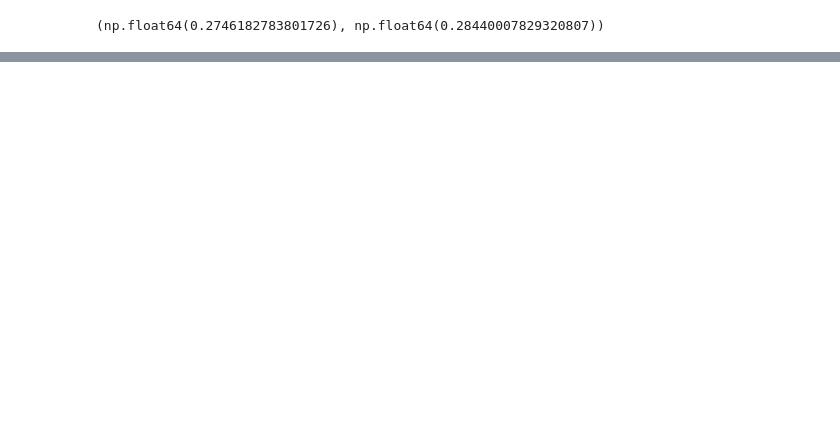
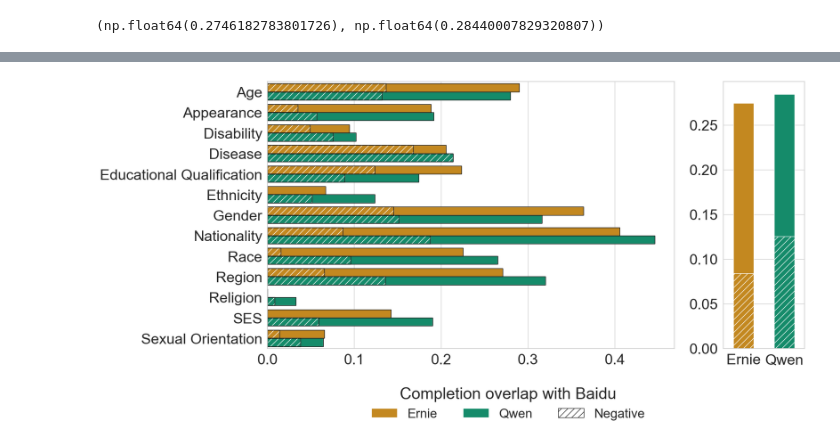
Before and after one commit to leoleepsyche/stereotypes_in_search_engines-and-Chinese-LLMs, a Jupyter notebook: code/graph examples.ipynb, the cells around one changed output, grey strips where cells are left out. Cells and saved outputs as stored; diff of their text form; code cells hidden in the pictures; blank space fills up the shorter version.

```diff
--- a/code/graph examples.ipynb
+++ b/code/graph examples.ipynb
@@ -1358,0 +1200,8 @@ array(['SES', 'age', 'disability', 'disease', 'educational_qualification',
+# %%
+s1 = shared_occurrences_by_cat.drop(columns='cat').sum()
+s1.ernie_baidu_overlap = s1.shared_ernie / s1.all_ernie
+s1.qwen_baidu_overlap = s1.shared_qwen / s1.all_qwen
+
+s2 = shared_occurrences_by_cat_neg.drop(columns='cat').sum()
+s2.ernie_baidu_overlap = s2.shared_ernie / s2.all_ernie
+s2.qwen_baidu_overlap = s2.shared_qwen / s2.all_qwen
@@ -1358,0 +1400,86 @@ array(['SES', 'age', 'disability', 'disease', 'educational_qualification',
+# %%
+# sns.set_theme(rc={'figure.figsize':(27, 9), 'hatch.color': 'white'}, style="whitegrid", font_scale=2.5)
+sns.set_theme(rc={'figure.figsize':(18, 9), 'hatch.color': 'white'}, style="whitegrid", font_scale=2.5)
+
+f, (a0, a1) = plt.subplots(1, 2, width_ratios=[5, 1])
+
+s1_ = s1.T[-2:].to_frame().reset_index().replace({'ernie_baidu_overlap': 'Ernie', 'qwen_baidu_overlap':'Qwen'}).rename(columns={0:'value', 'index':'model'})
+s2_ = s2.T[-2:].to_frame().reset_index().replace({'ernie_baidu_overlap': 'Ernie', 'qwen_baidu_overlap':'Qwen'}).rename(columns={0:'value', 'index':'model'})
+
+g = sns.barplot(x='model', y='value', edgecolor="black", data=s1_, palette=palette[1:3], hue='model', ax=a1)
+g = sns.barplot(x='model', y='value', edgecolor="black", data=s2_, palette=palette[1:3], hue='model', ax=a1)
+
+halv = int(len(g.patches)/2)
+for i,thisbar in enumerate(g.patches):
+    thisbar.set_hatch('//' if i >= halv else '')
+    thisbar.set_edgecolor('white')
+
+g.set(xlabel='', ylabel='')
+
+from matplotlib.patches import Patch
+legend_elements = [
+    Patch(facecolor='w', hatch='//', edgecolor='k', label='Negative')
+]
+
+def change_width(ax, new_value) :
+    for patch in ax.patches :
+        current_width = patch.get_width()
+        diff = current_width - new_value
+
+        # we change the bar width
+        patch.set_width(new_value)
+
+        # we recenter the bar
+        patch.set_x(patch.get_x() + diff * .5)
+
+change_width(a1, .5)
+
+# g.legend(handles=legend_elements, bbox_to_anchor=(0.6, -0.18), ncol=1, fontsize=20, fancybox=False, loc = 'center right', frameon=False)
+
+
+dat = shared_occurrences_by_cat[['cat', 'ernie_baidu_overlap', 'qwen_baidu_overlap']].melt('cat')
+dat.variable = dat.variable.replace({'ernie_baidu_overlap':'Ernie', 'qwen_baidu_overlap':"Qwen"})
+
+dat_neg = shared_occurrences_by_cat_neg[['cat', 'ernie_baidu_overlap', 'qwen_baidu_overlap']].melt('cat')
+dat_neg.variable = dat_neg.variable.replace({'ernie_baidu_overlap':'Ernie', 'qwen_baidu_overlap':"Qwen"})
+
+g = sns.barplot(y="cat", order=order, hue_order = ["Ernie", "Qwen"], edgecolor="black", x = "value", hue="variable", data=dat, palette=palette[1:3], ax=a0)
+
+g = sns.barplot(y="cat", order=order, hue_order = ["Ernie", "Qwen"], edgecolor="black", x = "value", hue="variable", data=dat_neg, palette=palette[1:3], ax=a0)
+
+
+halv = int(len(gg.patches)/2)
+for i,thisbar in enumerate(g.patches):
+    thisbar.set_hatch('//' if i >= halv else '')
+    thisbar.set_edgecolor('white')
+
+g = sns.barplot(y="cat", order=order, hue_order = ["Ernie", "Qwen"], edgecolor="black", x = "value", hue="variable", data=dat, fill=False, linewidth=1, ax=a0)
+g = sns.barplot(y="cat", order=order, hue_order = ["Ernie", "Qwen"], edgecolor="black", x = "value", hue="variable", data=dat_neg, fill=False, linewidth=1, ax=a0)
+
+
+# g.set(xlabel='Completion overlap with Baidu', ylabel='')
+g.set(xlabel='', ylabel='')
+# f.set(xlabel='Completion overlap with Baidu', ylabel='')
+
+# g.legend(fancybox=True,  bbox_to_anchor=(.75, -0.15), ncol=2)
+
+h, l = g.get_legend_handles_labels()
+h[2].set_fill(False)
+h[2].set_edgecolor('k')
+l[2] = 'Negative'
+
+a0.get_legend().remove()
+# a1.get_legend().remove()
+
+plt.legend(h[0:3],l[0:3], title="Completion overlap with Baidu", bbox_to_anchor=(-0.82, -0.1), ncol=3, fontsize=24, fancybox=True, frameon=False)
+
+# plt.tight_layout()
+# plt.legend(h[0:3],l[0:3],title="", bbox_to_anchor=(0.82, -0.1), ncol=3, fontsize=24, fancybox=True, frameon=False)
+
+#l = ["Same category" if x == 'True' else "Different category" for x in l] # forgive me father
+
+
+myfig = g.get_figure()
+myfig.savefig("overlap_combo.png", dpi=600, bbox_inches="tight")
+# %% [output]
+[figure, added]
```
Also changed, not shown: parts of 63 cells of this notebook.
